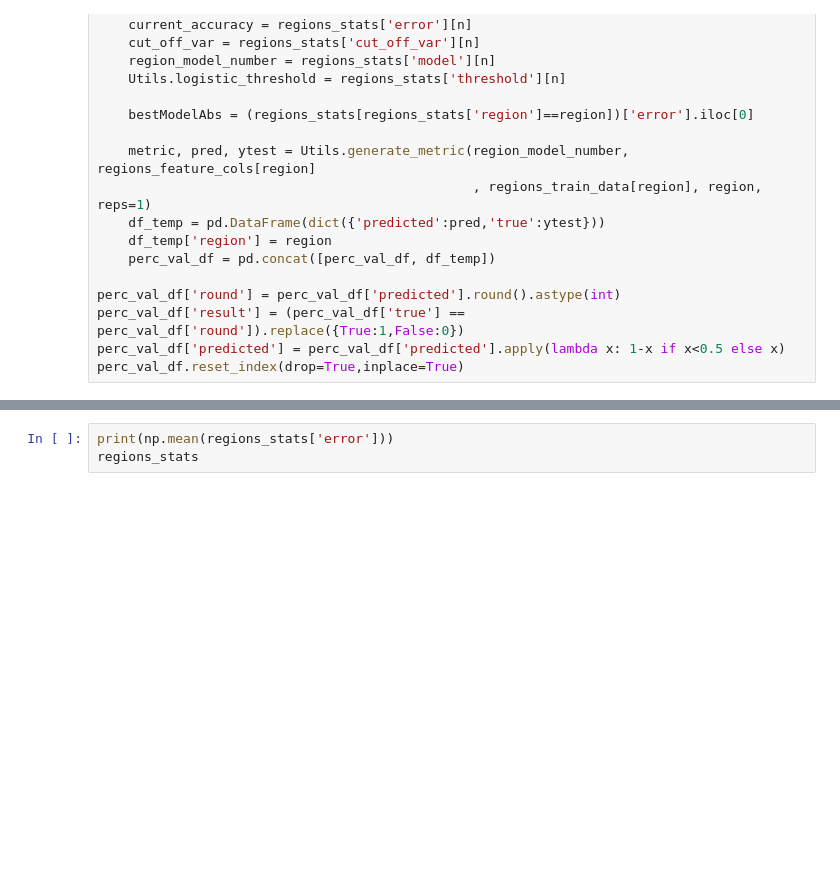
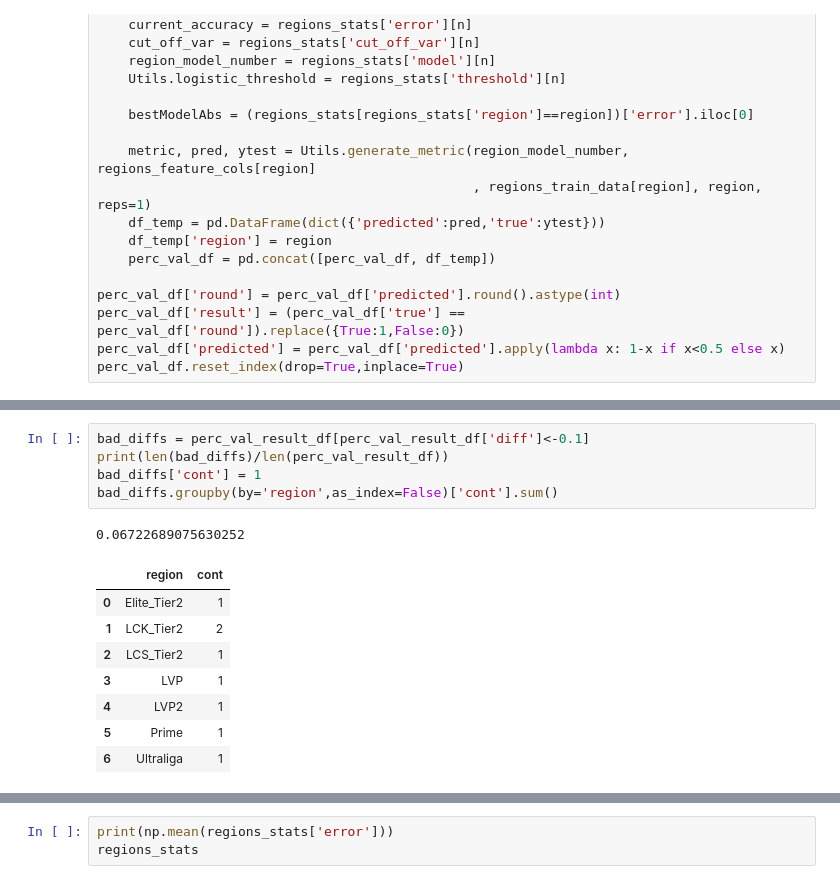
Before and after one commit to giuliano0s/league-bets-public, a Jupyter notebook: Predictor_Logistic.ipynb, the cells around one changed output, grey strips where cells are left out. Cells and saved outputs as stored; diff of their text form; blank space fills up the shorter version.

```diff
--- a/Predictor_Logistic.ipynb
+++ b/Predictor_Logistic.ipynb
@@ -307,0 +332,15 @@ len: 63
+# %%
+bad_diffs = perc_val_result_df[perc_val_result_df['diff']<-0.1]
+print(len(bad_diffs)/len(perc_val_result_df))
+bad_diffs['cont'] = 1
+bad_diffs.groupby(by='region',as_index=False)['cont'].sum()
+# %% [output]
+0.06722689075630252
+|  | region | cont |
+| 0 | Elite_Tier2 | 1 |
+| 1 | LCK_Tier2 | 2 |
+| 2 | LCS_Tier2 | 1 |
+| 3 | LVP | 1 |
+| 4 | LVP2 | 1 |
+| 5 | Prime | 1 |
+| 6 | Ultraliga | 1 |
```
Also changed, not shown: parts of 4 cells of this notebook, 6 other files.
